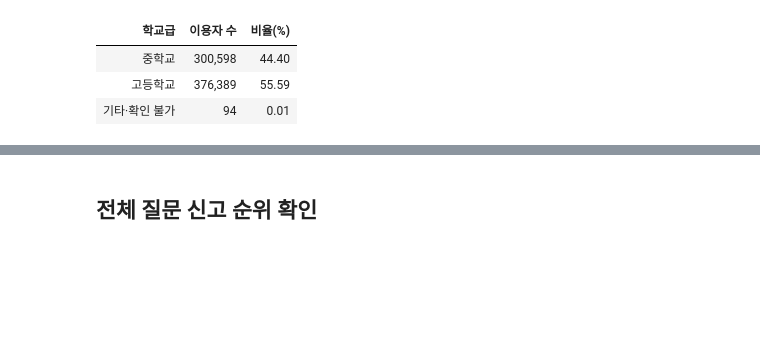
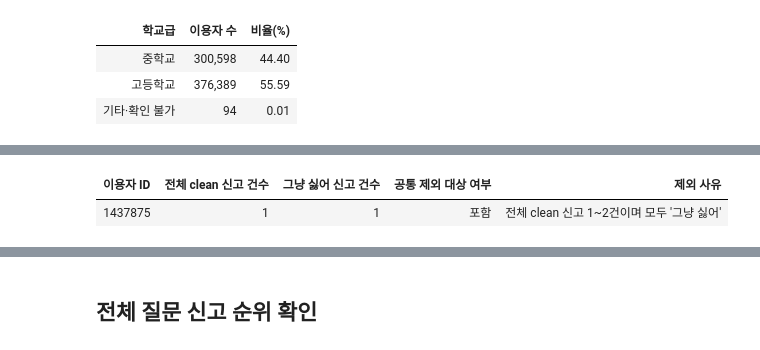
Before and after one commit to qet0506/codeit-sns-moderation, a Jupyter notebook: eda_목차정리_수정본.ipynb, the cells around one changed output, grey strips where cells are left out. Drawn from its saved outputs; the diff is of its cells as text; code cells hidden in the pictures; blank space fills up the shorter version.

```diff
--- a/eda_목차정리_수정본.ipynb
+++ b/eda_목차정리_수정본.ipynb
@@ -748,0 +802,82 @@ display(
+# %%
+# 1. 학교급 미확인 이용자의 전체 clean 신고 기록
+# 사유 7개 필터·공통 유저 제외를 적용하기 전 데이터 사용
+df_eda_unknown_exclusion_reports = (
+    df_questionreport_clean.loc[
+        df_questionreport_clean["user_id"].isin(
+            df_eda_profile_unknown_school["이용자 ID"]
+        ),
+        ["id", "user_id", "reason", "created_at"],
+    ]
+    .drop_duplicates("id")
+    .copy()
+)
+
+df_eda_unknown_exclusion_reports["그냥 싫어 여부"] = (
+    df_eda_unknown_exclusion_reports["reason"]
+    .astype("string")
+    .str.strip()
+    .eq("그냥 싫어")
+    .fillna(False)
+)
+
+# 2. 제외 조건 확인
+df_eda_unknown_exclusion_reason = (
+    df_eda_unknown_exclusion_reports
+    .groupby("user_id")
+    .agg(
+        전체_신고_건수=("id", "nunique"),
+        그냥_싫어_신고_건수=("그냥 싫어 여부", "sum"),
+    )
+    .reset_index()
+    .rename(columns={
+        "user_id": "이용자 ID",
+        "전체_신고_건수": "전체 clean 신고 건수",
+        "그냥_싫어_신고_건수": "그냥 싫어 신고 건수",
+    })
+)
+
+df_eda_unknown_exclusion_reason["제외 조건 충족"] = (
+    df_eda_unknown_exclusion_reason["전체 clean 신고 건수"].isin([1, 2])
+    & df_eda_unknown_exclusion_reason["전체 clean 신고 건수"].eq(
+        df_eda_unknown_exclusion_reason["그냥 싫어 신고 건수"]
+    )
+)
+
+df_eda_unknown_exclusion_reason["공통 제외 대상 여부"] = (
+    df_eda_unknown_exclusion_reason["이용자 ID"]
+    .isin(excluded_reporter_ids)
+    .map({True: "포함", False: "미포함"})
+)
+
+df_eda_unknown_exclusion_reason["제외 사유"] = (
+    df_eda_unknown_exclusion_reason["제외 조건 충족"]
+    .map({
+        True: "전체 clean 신고 1~2건이며 모두 '그냥 싫어'",
+        False: "공통 제외 조건에 해당하지 않음",
+    })
+)
+
+display(
+    df_eda_unknown_exclusion_reason
+    .drop(columns="제외 조건 충족")
+    .style.hide(axis="index")
+)
+
+# 3. 실제 신고 내역
+display(
+    df_eda_unknown_exclusion_reports[
+        ["user_id", "id", "reason", "created_at"]
+    ]
+    .rename(columns={
+        "user_id": "이용자 ID",
+        "id": "신고 ID",
+        "reason": "신고 사유",
+        "created_at": "신고 시각",
+    })
+    .sort_values(["이용자 ID", "신고 시각"])
+    .style.hide(axis="index")
+)
+# %% [output]
+| 이용자 ID | 전체 clean 신고 건수 | 그냥 싫어 신고 건수 | 공통 제외 대상 여부 | 제외 사유 |
+| 1437875 | 1 | 1 | 포함 | 전체 clean 신고 1~2건이며 모두 '그냥 싫어' |
```
Also changed, not shown: parts of 3 cells of this notebook.
